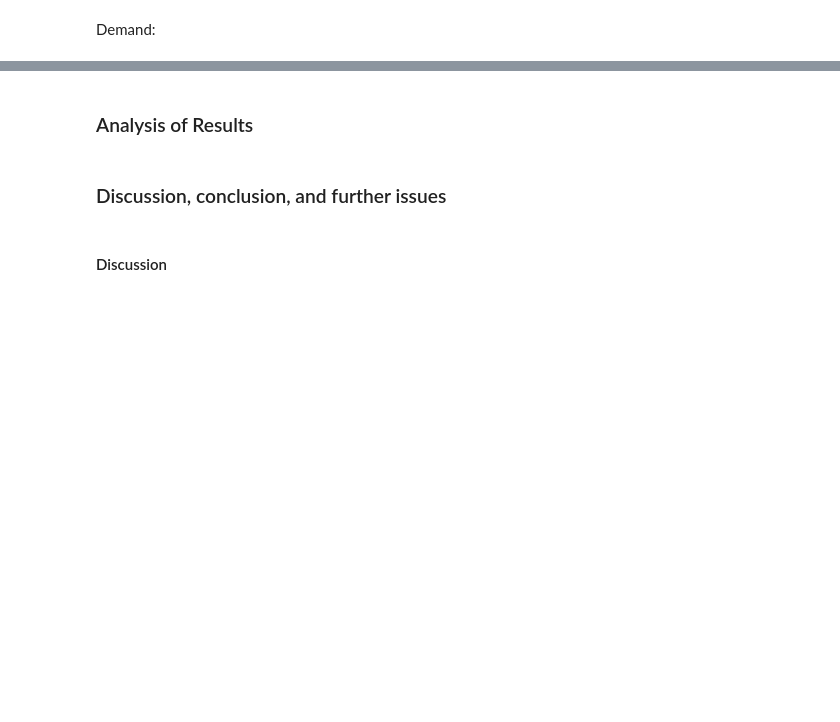
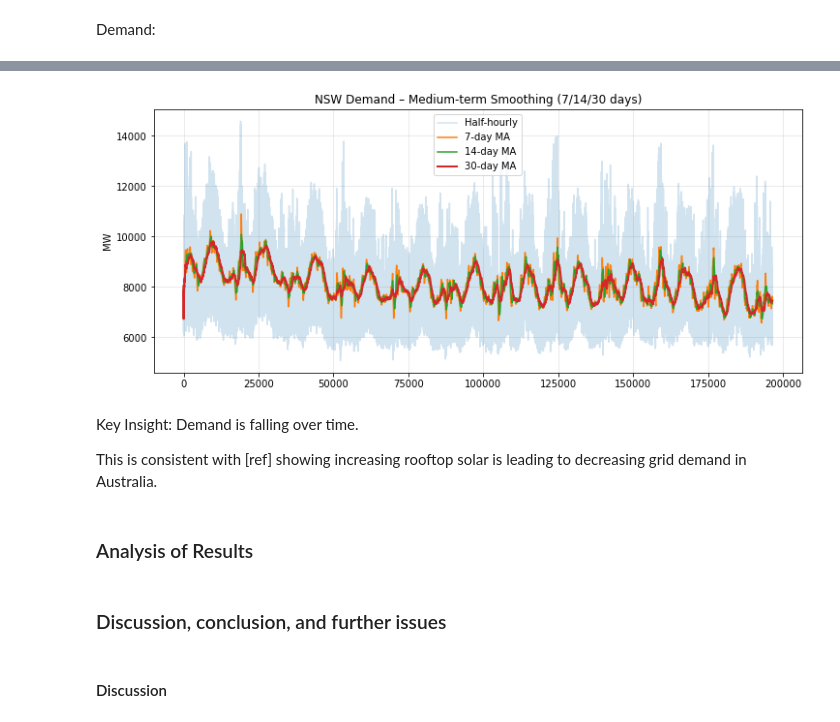
Before and after one commit to frozen-reprise/2025H5_GroupE, a Jupyter notebook: report/unsw-ZZSC9020-report-2025H5_groupE.ipynb, the cells around one changed output, grey strips where cells are left out. Drawn from its saved outputs; the diff is of its cells as text; code cells hidden in the pictures; blank space fills up the shorter version.

```diff
--- a/report/unsw-ZZSC9020-report-2025H5_groupE.ipynb
+++ b/report/unsw-ZZSC9020-report-2025H5_groupE.ipynb
@@ -170,3 +204,17 @@ Demand:
+# %%
+plt.figure(figsize=(12,5))
+demand_clean["demand_mw"].plot(alpha=0.2, label="Half-hourly")
+demand_clean["roll_7d"].plot(label="7-day MA")
+demand_clean["roll_14d"].plot(label="14-day MA")
+demand_clean["roll_30d"].plot(label="30-day MA", linewidth=2)
+plt.title("NSW Demand – Medium-term Smoothing (7/14/30 days)")
+plt.ylabel("MW"); plt.legend(); plt.grid(alpha=0.3); plt.show()
+# %% [output]
+[figure, added]
+# %% [markdown]
+Key Insight: Demand is falling over time.
+
+This is consistent with [ref] showing increasing rooftop solar is leading to decreasing grid demand in Australia.
 # %%
 
 ## Supplied actual demand data covers 2010-01-01 → 2021-03-18
```
Also changed, not shown: parts of 4 cells of this notebook.
